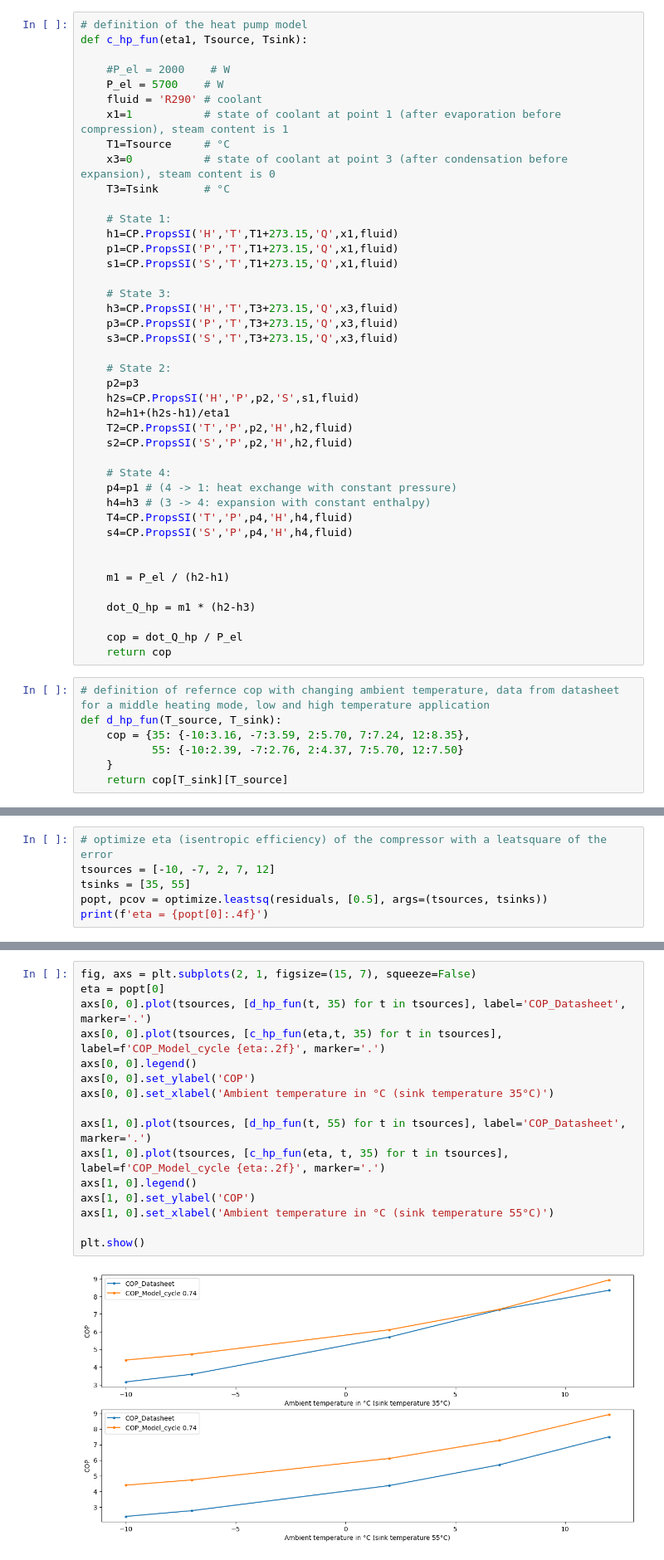
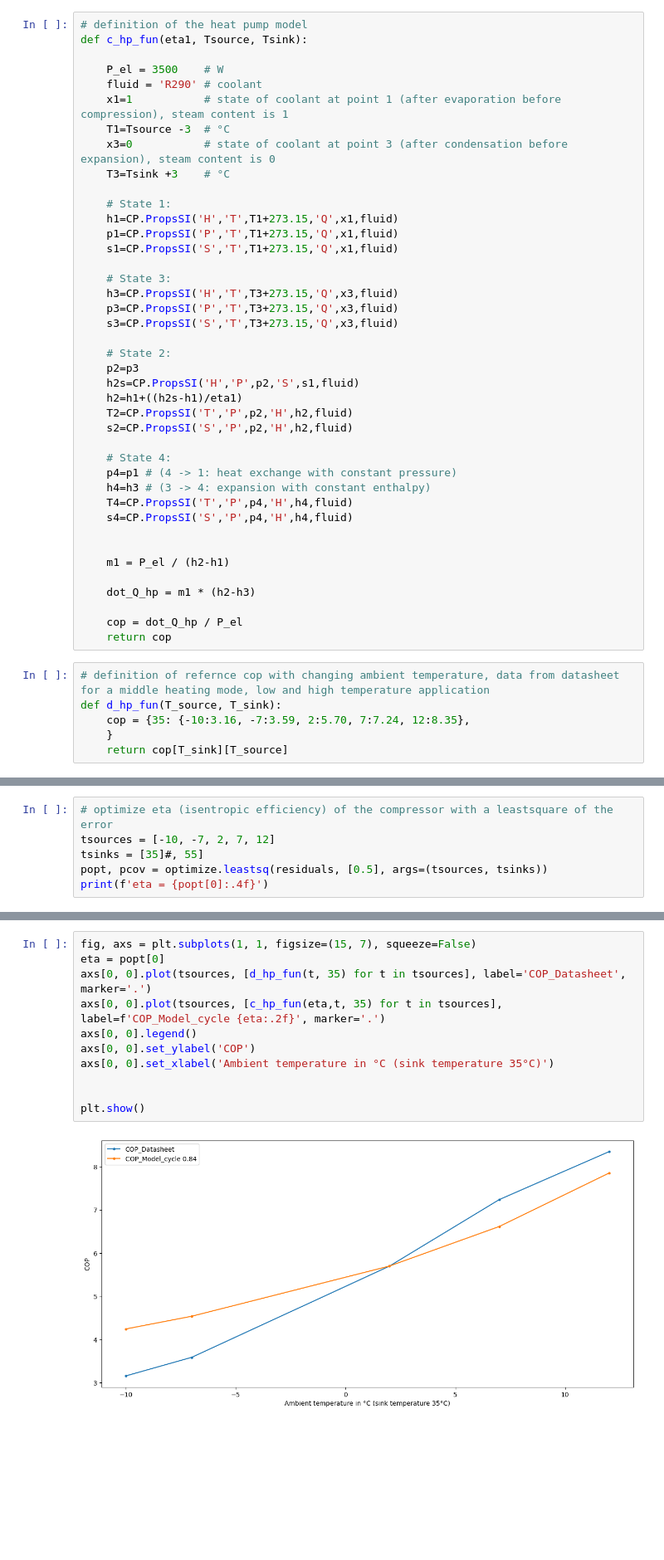
Before and after one commit to erc-fhv/FlECs-Framework, a Jupyter notebook: prep/system_identification_heat_pump.ipynb, the cells around one changed output, grey strips where cells are left out. Shown: that part at 83% size. Cells and saved outputs as stored; diff of their text form; blank space fills up the shorter version.

Commit message:
update HP and DHWH model

```diff
--- a/prep/system_identification_heat_pump.ipynb
+++ b/prep/system_identification_heat_pump.ipynb
@@ -10,13 +10,12 @@ import CoolProp.CoolProp as CP
 # definition of the heat pump model
 def c_hp_fun(eta1, Tsource, Tsink):
 
-    #P_el = 2000    # W
-    P_el = 5700    # W
+    P_el = 3500    # W
     fluid = 'R290' # coolant
     x1=1           # state of coolant at point 1 (after evaporation before compression), steam content is 1
-    T1=Tsource     # °C
+    T1=Tsource -3  # °C
     x3=0           # state of coolant at point 3 (after condensation before expansion), steam content is 0
-    T3=Tsink       # °C
+    T3=Tsink +3    # °C
 
     # State 1:
     h1=CP.PropsSI('H','T',T1+273.15,'Q',x1,fluid)
@@ -31,7 +30,7 @@ def c_hp_fun(eta1, Tsource, Tsink):
     # State 2:
     p2=p3
     h2s=CP.PropsSI('H','P',p2,'S',s1,fluid)
-    h2=h1+(h2s-h1)/eta1
+    h2=h1+((h2s-h1)/eta1)
     T2=CP.PropsSI('T','P',p2,'H',h2,fluid)
     s2=CP.PropsSI('S','P',p2,'H',h2,fluid)
 
@@ -52,7 +51,6 @@ def c_hp_fun(eta1, Tsource, Tsink):
 # definition of refernce cop with changing ambient temperature, data from datasheet for a middle heating mode, low and high temperature application
 def d_hp_fun(T_source, T_sink):
     cop = {35: {-10:3.16, -7:3.59, 2:5.70, 7:7.24, 12:8.35},
-           55: {-10:2.39, -7:2.76, 2:4.37, 7:5.70, 12:7.50}
     }
     return cop[T_sink][T_source]
 # %%
@@ -67,9 +65,9 @@ def residuals(eta, Tsource_list, Tsink_list):
             res_list.append(res)
     return sum(np.array([res_list]).flatten()**2)
 # %%
-# optimize eta (isentropic efficiency) of the compressor with a leatsquare of the error
+# optimize eta (isentropic efficiency) of the compressor with a leastsquare of the error
 tsources = [-10, -7, 2, 7, 12]
-tsinks = [35, 55]
+tsinks = [35]#, 55]
 popt, pcov = optimize.leastsq(residuals, [0.5], args=(tsources, tsinks))
 print(f'eta = {popt[0]:.4f}')
 # %% [output]
@@ -93,18 +91,13 @@ plt.show()
 # %%
-fig, axs = plt.subplots(2, 1, figsize=(15, 7), squeeze=False)
+fig, axs = plt.subplots(1, 1, figsize=(15, 7), squeeze=False)
 eta = popt[0]
 axs[0, 0].plot(tsources, [d_hp_fun(t, 35) for t in tsources], label='COP_Datasheet', marker='.')
 axs[0, 0].plot(tsources, [c_hp_fun(eta,t, 35) for t in tsources], label=f'COP_Model_cycle {eta:.2f}', marker='.')
 axs[0, 0].legend()
 axs[0, 0].set_ylabel('COP')
 axs[0, 0].set_xlabel('Ambient temperature in °C (sink temperature 35°C)')
 
-axs[1, 0].plot(tsources, [d_hp_fun(t, 55) for t in tsources], label='COP_Datasheet', marker='.')
-axs[1, 0].plot(tsources, [c_hp_fun(eta, t, 35) for t in tsources], label=f'COP_Model_cycle {eta:.2f}', marker='.')
-axs[1, 0].legend()
-axs[1, 0].set_ylabel('COP')
-axs[1, 0].set_xlabel('Ambient temperature in °C (sink temperature 55°C)')
 
 plt.show()
 # %% [output]
-[figure, old version]
+[figure, new version]
```
Also changed, not shown: parts of 3 cells of this notebook, 5 other files.
